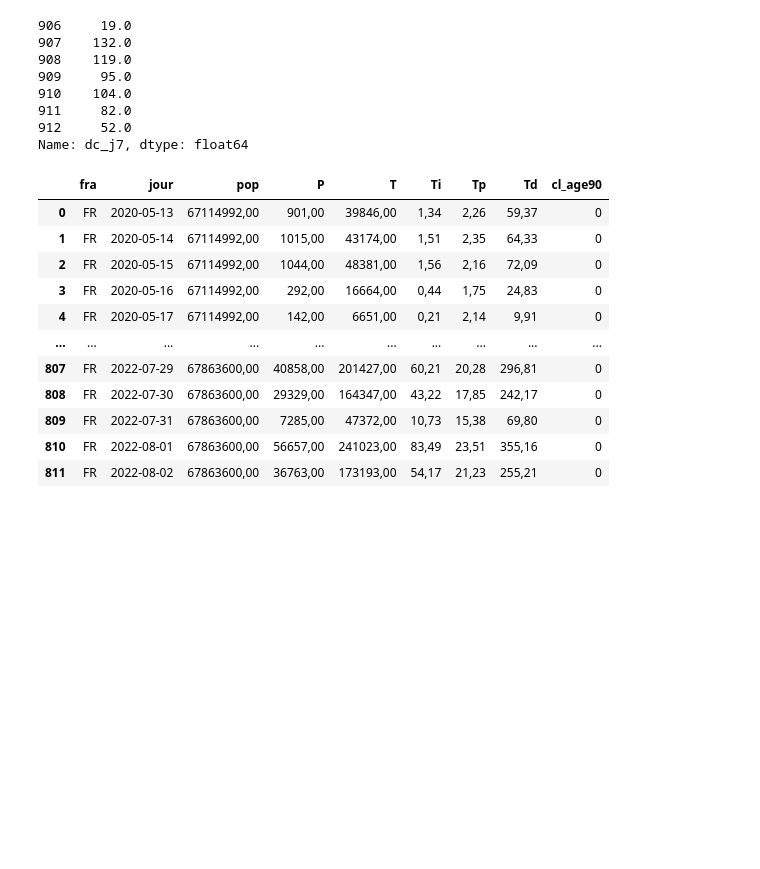
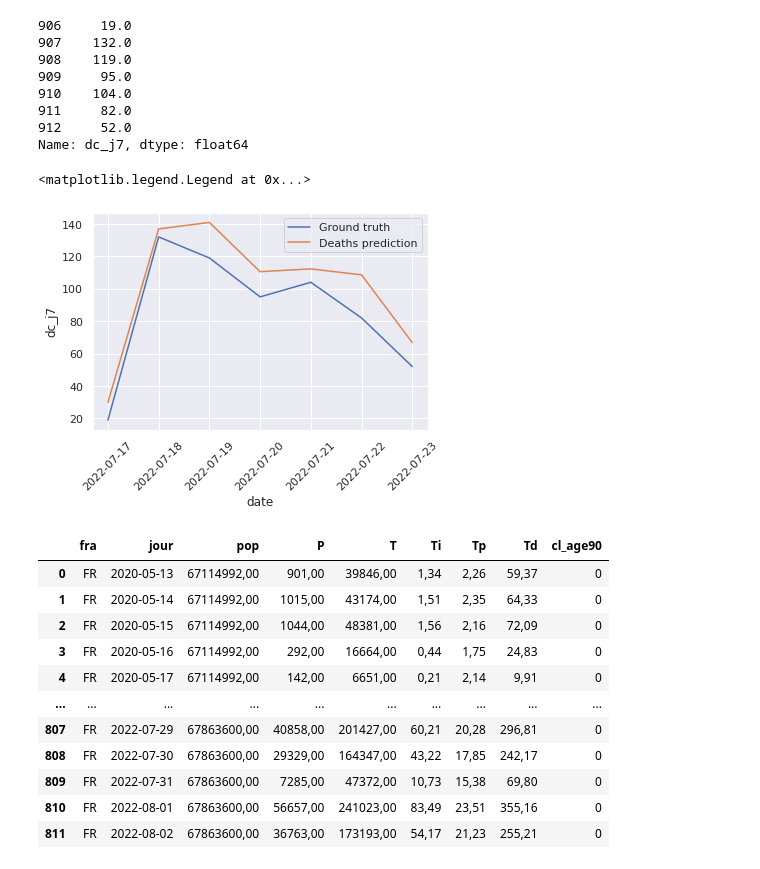
Before and after one commit to WLDCH/covid19-deaths-prediction, a Jupyter notebook: model_training.ipynb, the cells around one changed output. Drawn from its saved outputs; the diff is of its cells as text; code cells hidden in the pictures; blank space fills up the shorter version.

Commit message:
Add plot prediction/groundtrue

```diff
--- a/model_training.ipynb
+++ b/model_training.ipynb
@@ -6,6 +6,10 @@ import datetime
 from sklearn.ensemble import RandomForestRegressor, AdaBoostRegressor, GradientBoostingRegressor
 from sklearn.linear_model import LinearRegression
 from sklearn.metrics import mean_absolute_error
+
+import seaborn as sns
+import matplotlib.pyplot as plt
+sns.set_theme()
 pd.set_option('display.max_columns', None)
 # %%
 covid_indicator = pd.read_csv('data/table-indicateurs-open-data-france-2022-08-05-19h01.csv')
@@ -94,6 +98,14 @@ y_val
 911     82.0
 912     52.0
 Name: dc_j7, dtype: float64
+# %%
+plt.xticks(rotation=45)
+sns.lineplot(x=covid_df.iloc[-7:, 0], y=y_val, label='Ground truth')
+sns.lineplot(x=covid_df.iloc[-7:, 0], y=y_pred, label='Deaths prediction')
+plt.legend()
+# %% [output]
+<matplotlib.legend.Legend at 0x...>
+[figure, added]
 # %%
 covid_test
 # %% [output]
```
Also changed, not shown: parts of 2 cells of this notebook.
